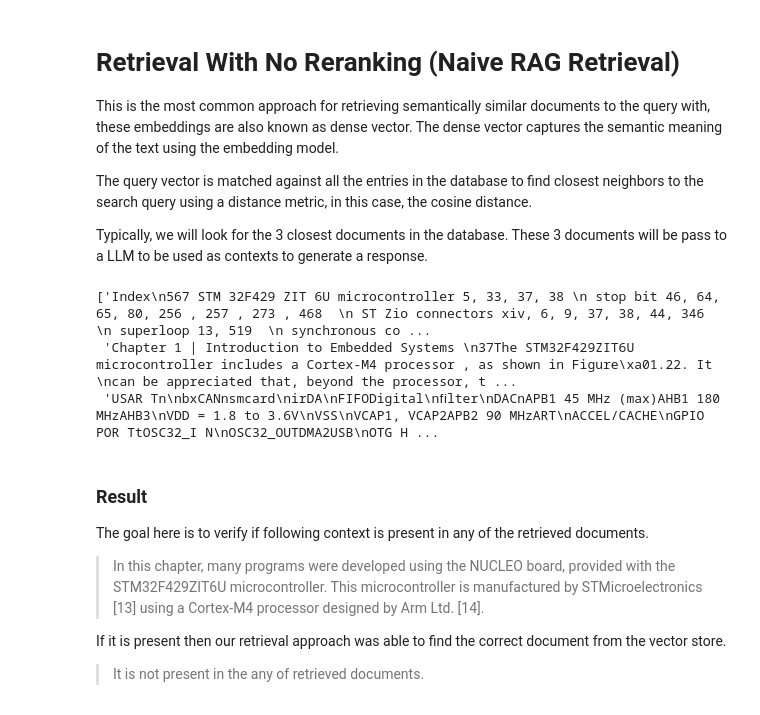
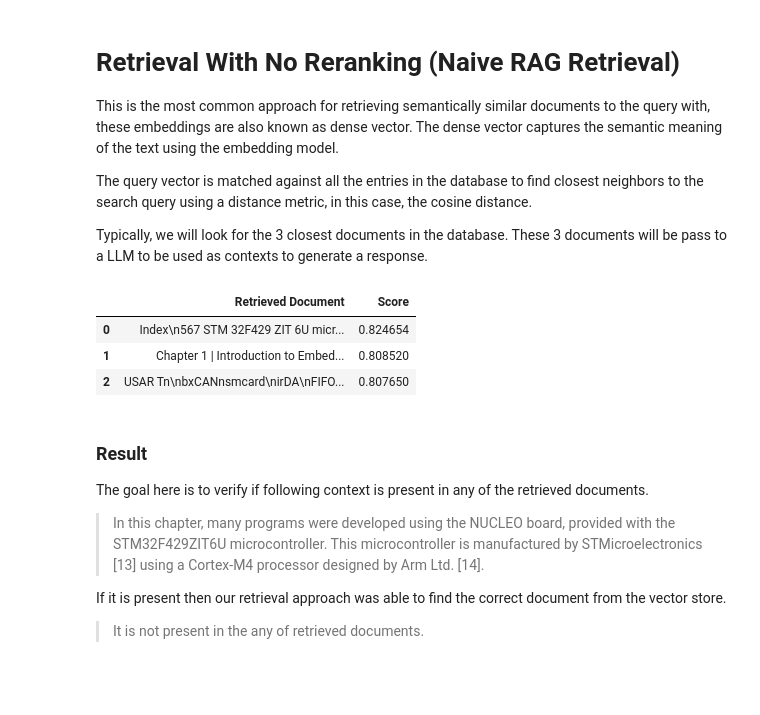
Before and after one commit to fuzzylabs/innovation-rag-rerank, a Jupyter notebook: rag_retrieval_rerank/experiment_rag_retrieval_rerank.ipynb, the cells around one changed output. Saved outputs shown, nothing was run; the diff lists cells and outputs as text; code cells hidden in the pictures; blank space fills up the shorter version.

```diff
--- a/rag_retrieval_rerank/experiment_rag_retrieval_rerank.ipynb
+++ b/rag_retrieval_rerank/experiment_rag_retrieval_rerank.ipynb
@@ -195,13 +195,13 @@ Now that we have our chunked texts and their embeddings stored in the database,
 2. Call the query function on the Pinecone index object.
 3. Return the text from the result.
 # %%
-def get_closest_texts(query: str, top_k: int) -> list[str]:
+def get_closest_texts(query: str, top_k: int) -> list[tuple[str, float]]:
     # encode query
     encoded_query = embed_locally([query])
     # search Pinecone index
     res = index.query(vector=encoded_query[0], top_k=top_k, include_metadata=True)
     # get doc text
-    closest_texts = [match["metadata"]['texts'] for match in res["matches"]]
+    closest_texts = [(match["metadata"]['texts'], match["score"]) for match in res["matches"]]
     return closest_texts
 # %% [markdown]
 # Retrieval With No Reranking (Naive RAG Retrieval)
@@ -213,12 +213,15 @@ The query vector is matched against all the entries in the database to find clos
 Typically, we will look for the 3 closest documents in the database. These 3 documents will be pass to a LLM to be used as contexts to generate a response.
 # %%
 three_closest_texts = get_closest_texts(query=QUERY, top_k=3)
-# %%
-three_closest_texts
-# %% [output]
-['Index\n567 STM 32F429 ZIT 6U microcontroller 5, 33, 37, 38 \n stop bit 46, 64, 65, 80, 256 , 257 , 273 , 468  \n ST Zio connectors xiv, 6, 9, 37, 38, 44, 346  \n superloop 13, 519  \n synchronous co ...
- 'Chapter 1 | Introduction to Embedded Systems \n37The STM32F429ZIT6U microcontroller includes a Cortex-M4 processor , as shown in Figure\xa01.22. It \ncan be appreciated that, beyond the processor, t ...
- 'USAR Tn\nbxCANnsmcard\nirDA\nFIFODigital\nﬁlter\nDACnAPB1 45 MHz (max)AHB1 180 MHzAHB3\nVDD = 1.8 to 3.6V\nVSS\nVCAP1, VCAP2APB2 90 MHzART\nACCEL/CACHE\nGPIO POR TtOSC32_I N\nOSC32_OUTDMA2USB\nOTG H ...
+# %%
+pd.set_option('display.max_colwidth', None)
+three_closest_texts_df = pd.DataFrame(three_closest_texts, columns=["Retrieved Document", "Score"])
+three_closest_texts_df
+# %% [output]
+|  | Retrieved Document | Score |
+| 0 | Index\n567 STM 32F429 ZIT 6U micr... | 0.824654 |
+| 1 | Chapter 1 | Introduction to Embed... | 0.808520 |
+| 2 | USAR Tn\nbxCANnsmcard\nirDA\nFIFO... | 0.807650 |
 # %% [markdown]
 ### Result
 The goal here is to verify if following context is present in any of the retrieved documents.
```
Also changed, not shown: parts of 6 cells of this notebook.
